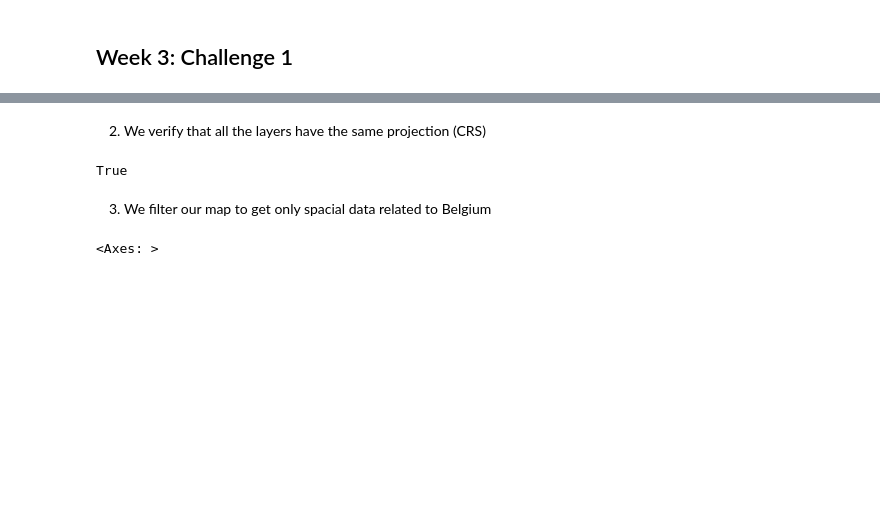
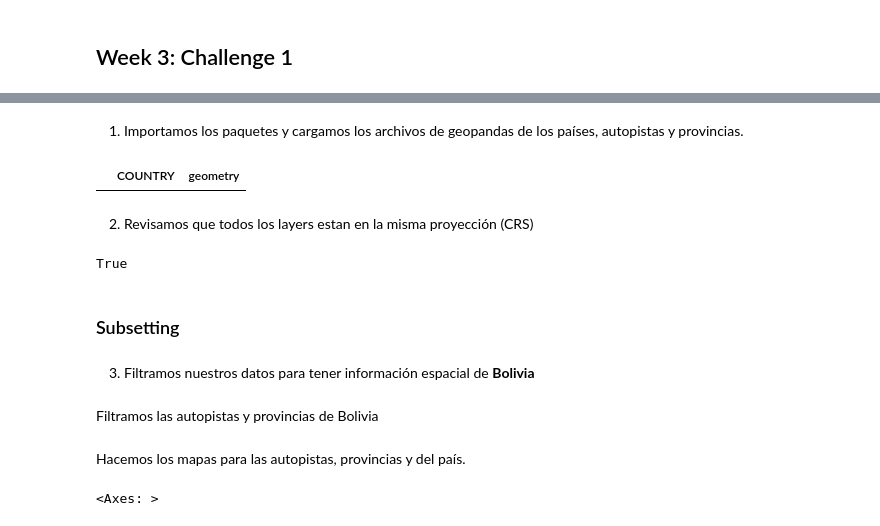
Before and after one commit to nicosil02/week2_spatial, a Jupyter notebook: index.ipynb, the cells around one changed output, grey strips where cells are left out. Cells and saved outputs as stored; diff of their text form; code cells hidden in the pictures; blank space fills up the shorter version.

```diff
--- a/index.ipynb
+++ b/index.ipynb
@@ -10,22 +26,35 @@ This notebook contains the exercises for challenge 1, related to the spatial dat
+# %% [markdown]
+1. Importamos los paquetes y cargamos los archivos de geopandas de los países, autopistas y provincias.
 # %%
 import os, geopandas as gpd
 
 countries=gpd.read_file(os.path.join("data","World_Countries","World_Countries.shp"))
 roads=gpd.read_file(os.path.join("data","World_railroad","ne_10m_roads.shp"))
 provincias=gpd.read_file(os.path.join("data","provincia","bol_admbnda_adm2_gov_2020514.shp"))
-# %% [markdown]
-2. We verify that all the layers have the same projection (CRS)
+# %%
+#Revisamos si hay missing values
+countries[countries.isna().any(axis=1)]
+# %% [output]
+|  | COUNTRY | geometry |
+# %% [markdown]
+2. Revisamos que todos los layers estan en la misma proyección (CRS)
 # %%
 countries.crs==provincias.crs==provincias.crs==roads.crs==roads.crs
 # %% [output]
 True
-# %% [markdown]
-3. We filter our map to get only spacial data related to Belgium
+# %% [markdown]
+### Subsetting
+# %% [markdown]
+3. Filtramos nuestros datos para tener información espacial de **Bolivia**
 # %%
 bolivia=countries[countries.COUNTRY=='Bolivia']
+# %% [markdown]
+Filtramos las autopistas y provincias de Bolivia
 # %%
 roadsBolivia_clipped = gpd.clip(roads, bolivia)
 
 provinciasBolivia_clipped = gpd.clip(provincias, mask=bolivia)
+# %% [markdown]
+Hacemos los mapas para las autopistas, provincias y del país.
 # %%
 roadsBolivia_clipped.plot(edgecolor='red',
```
Also changed, not shown: parts of 32 cells of this notebook, 2 other files.
